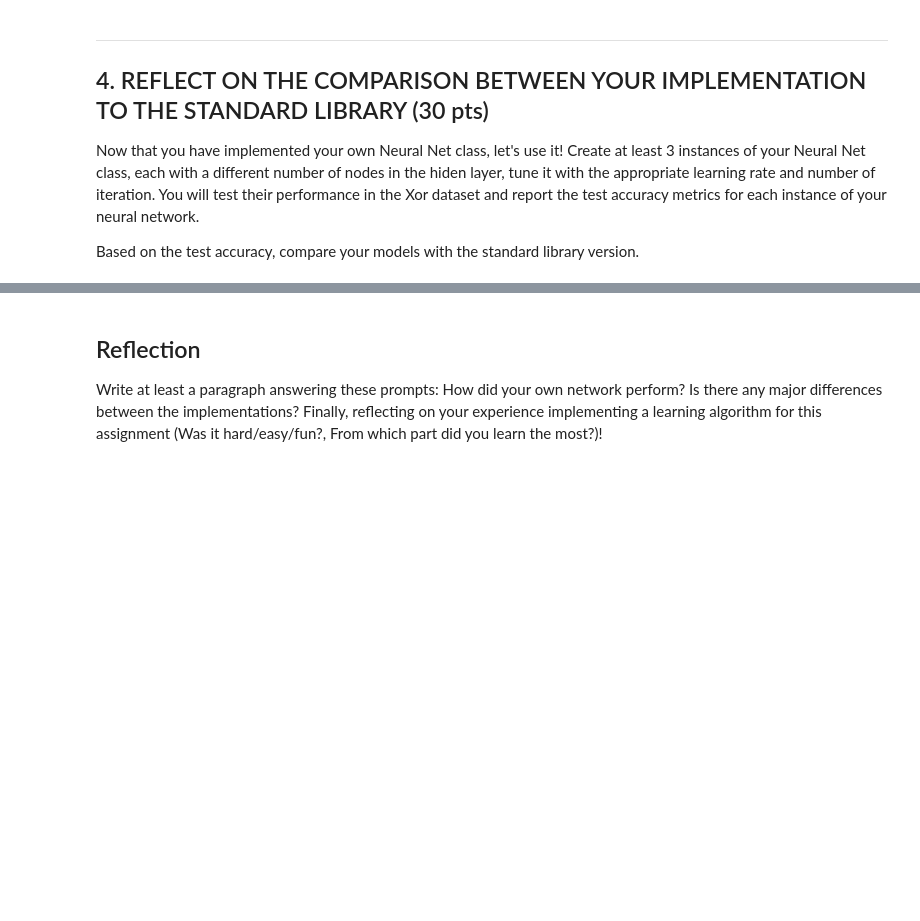
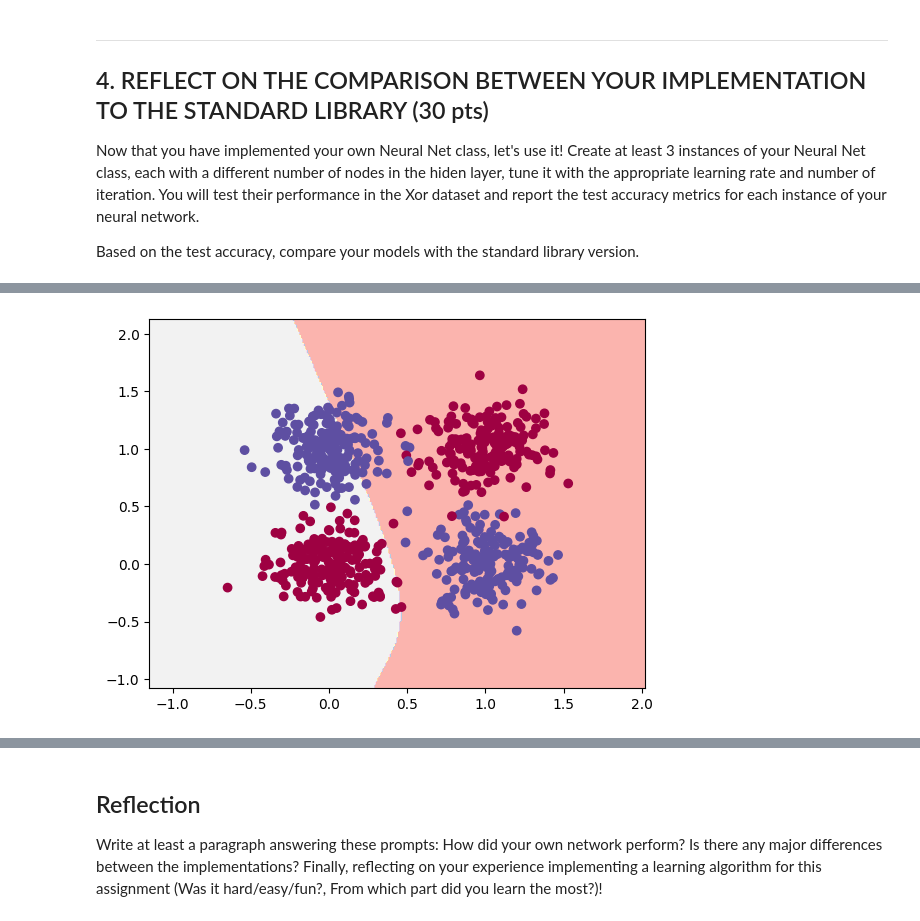
Before and after one commit to helen-yao/ML4VA, a Jupyter notebook: jdj9ng_assignment_4_ann.ipynb, the cells around one changed output, grey strips where cells are left out. Saved outputs shown, nothing was run; the diff lists cells and outputs as text; code cells hidden in the pictures; blank space fills up the shorter version.

```diff
--- a/jdj9ng_assignment_4_ann.ipynb
+++ b/jdj9ng_assignment_4_ann.ipynb
@@ -60,0 +116,13 @@ my_model = keras.Sequential()
+# %%
+from scipy.stats import reciprocal
+from sklearn.model_selection import RandomizedSearchCV
+
+param_distribs = {
+    "optimizer": ['sgd', 'adam'],
+}
+
+rnd_search_cv = RandomizedSearchCV(keras_class, param_distribs, n_iter=10, cv=3, verbose=2)
+print(keras_class.get_params().keys())
+rnd_search_cv.fit(X_train, to_categorical(y_train), epochs=100,
+                  validation_data=(X_val, to_categorical(y_val)),
+                  callbacks=[keras.callbacks.EarlyStopping(patience=10)])
@@ -60,0 +154,7 @@ my_model = keras.Sequential()
+# %%
+# best estimator: optimizer="adam"
+
+best_model = build_model(optimizer="adam")
+best_model.fit(X_train, to_categorical(y_train), epochs=100,
+                  validation_data=(X_val, to_categorical(y_val)),
+                  callbacks=[keras.callbacks.EarlyStopping(patience=10)])
@@ -60,0 +180,4 @@ my_model = keras.Sequential()
+# %%
+loss, accuracy = best_model.evaluate(X_val, to_categorical(y_val))
+# print("loss:", loss)
+print("accuracy of model on validation set:", accuracy)
@@ -245,3 +379,6 @@ class MyNeuralNet(BaseEstimator):
         # Plot the contour and training examples
         plt.contourf(xx, yy, Z, cmap=plt.cm.Pastel1)
         plt.scatter(X[:,0], X[:,1], c=y, cmap=plt.cm.Spectral)
+# %%
+my_nn = MyNeuralNet(2, 2, 2)
+my_nn.fit(X_train, y_train, 100, X_val, y_val) # dont need to use to_categorical - one hot encoder in code
@@ -253,16 +401,17 @@ Now that you have implemented your own Neural Net class, let's use it! Create at
 Based on the test accuracy, compare your models with the standard library version.
 # %%
 # MODEL 1 here
-n0 = # input layer dimensionality
-n1 = # hidden layer dimensionality
-n2 = # output layer dimensionality
-alpha = # learning rate for gradient descent
-epochs = # number of iteration/epochs
+n0 = 2 # input layer dimensionality
+n1 = 2 # hidden layer dimensionality
+n2 = 2 # output layer dimensionality
+alpha = 0.05 # learning rate for gradient descent
+epochs = 100 # number of iteration/epochs
 
 # Build a model with 3 layers
-myModel1 = MyNeuralNet(n0, n1, n2, alpha);
+myModel1 = MyNeuralNet(n0, n1, n2, alpha)
 myModel1.fit(X_train, y_train, epochs, X_val, y_val)
 print("Accuracy on the test set is ", myModel1.evaluate(X_test, y_test))
 
 # Plot the decision boundary
 myModel1.plot_decision_boundary(X_train, y_train)
+# %% [output]
@@ -268,0 +429 @@ myModel1.plot_decision_boundary(X_train, y_train)
+[figure, added]
```
Also changed, not shown: parts of 23 cells of this notebook.
